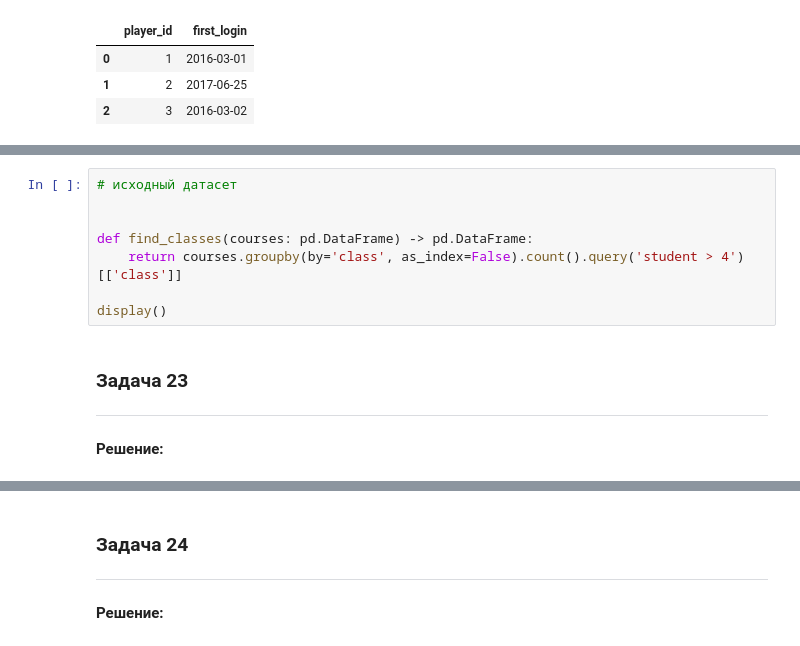
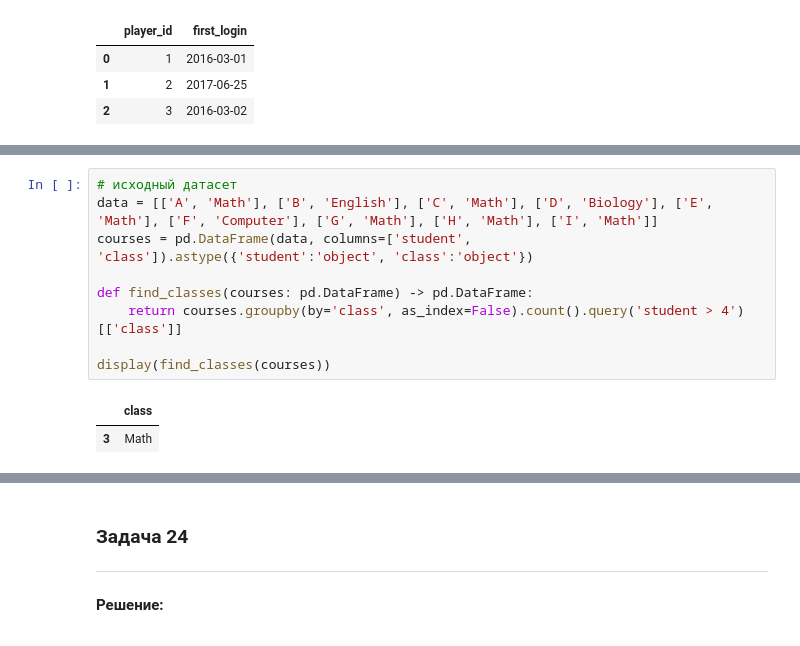
Before and after one commit to yazon315/LeetCode, a Jupyter notebook: 30_days_of_pandas.ipynb, the cells around one changed output, grey strips where cells are left out. Cells and saved outputs as stored; diff of their text form.

```diff
--- a/30_days_of_pandas.ipynb
+++ b/30_days_of_pandas.ipynb
@@ -1358,15 +1461,12 @@ display()
 # %%
 # исходный датасет
-
+data = [['A', 'Math'], ['B', 'English'], ['C', 'Math'], ['D', 'Biology'], ['E', 'Math'], ['F', 'Computer'], ['G', 'Math'], ['H', 'Math'], ['I', 'Math']]
+courses = pd.DataFrame(data, columns=['student', 'class']).astype({'student':'object', 'class':'object'})
 
 def find_classes(courses: pd.DataFrame) -> pd.DataFrame:
     return courses.groupby(by='class', as_index=False).count().query('student > 4')[['class']]
 
-display()
+display(find_classes(courses))
+# %% [output]
+|  | class |
+| 3 | Math |
-# %% [markdown]
-### Задача 23
-
-****
-
-
-**Решение:**
```
Also changed, not shown: parts of 7 cells of this notebook.
